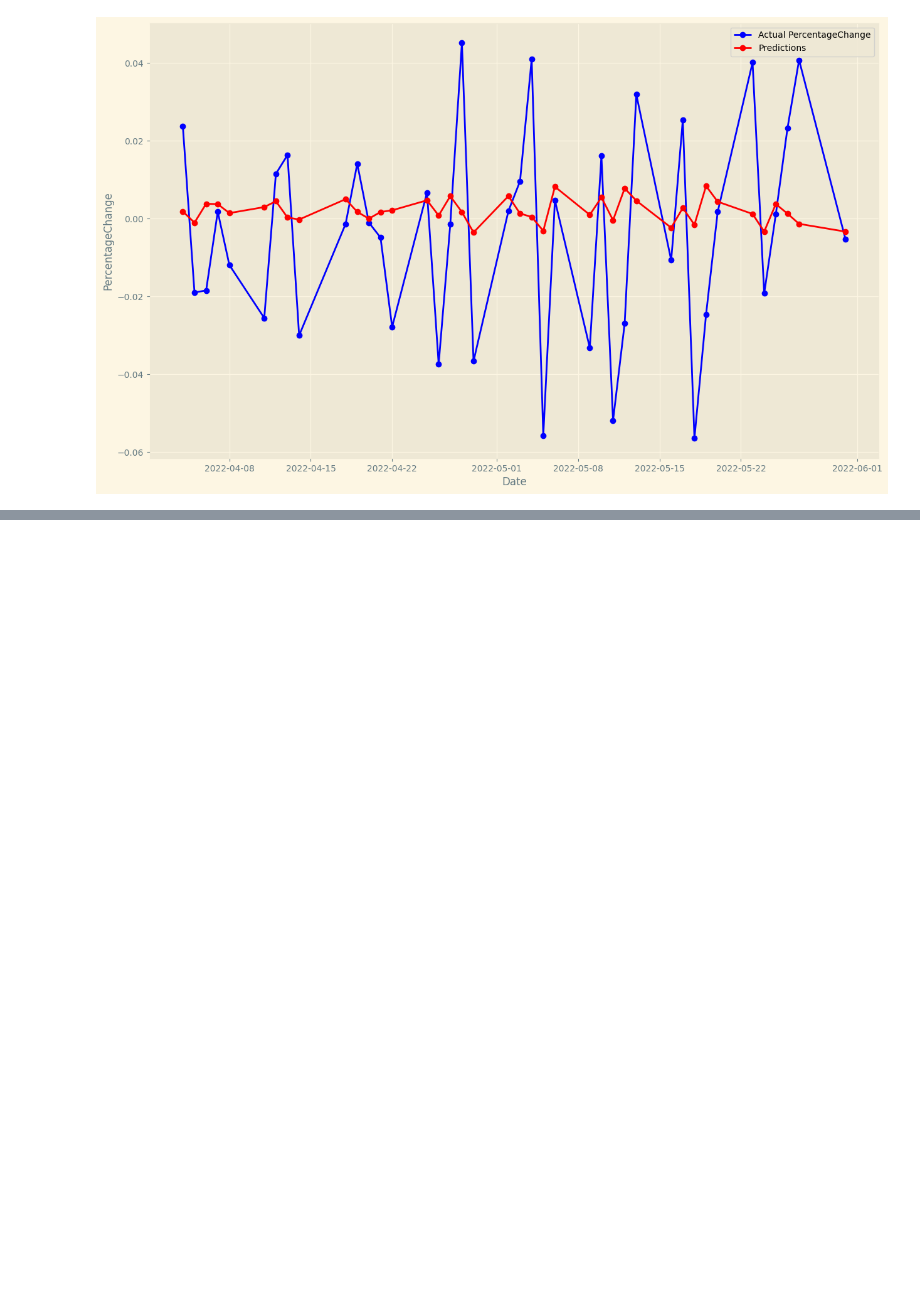
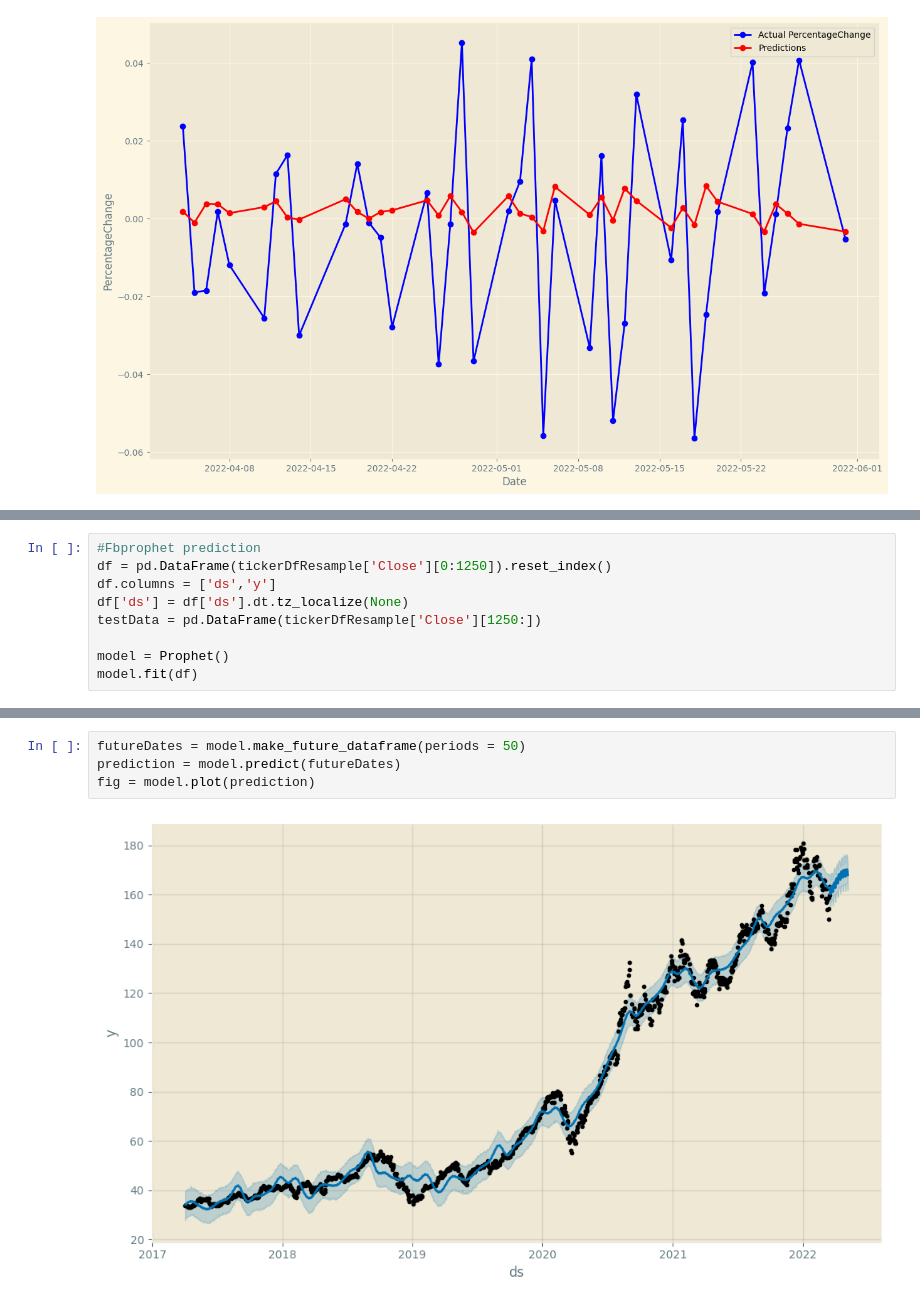
Before and after one commit to X99S5/Stock_Prediction_Model, a Jupyter notebook: Assignment.ipynb, the cells around one changed output, grey strips where cells are left out. Saved outputs shown, nothing was run; the diff lists cells and outputs as text; blank space fills up the shorter version.

```diff
--- a/Assignment.ipynb
+++ b/Assignment.ipynb
@@ -189,0 +198,9 @@ plt.show()
+# %%
+#Fbprophet prediction
+df = pd.DataFrame(tickerDfResample['Close'][0:1250]).reset_index()
+df.columns = ['ds','y']
+df['ds'] = df['ds'].dt.tz_localize(None)
+testData = pd.DataFrame(tickerDfResample['Close'][1250:])
+
+model = Prophet()
+model.fit(df)
@@ -189,0 +211,6 @@ plt.show()
+# %%
+futureDates = model.make_future_dataframe(periods = 50)
+prediction = model.predict(futureDates)
+fig = model.plot(prediction)
+# %% [output]
+[figure, added]
```
Also changed, not shown: parts of 8 cells of this notebook.
